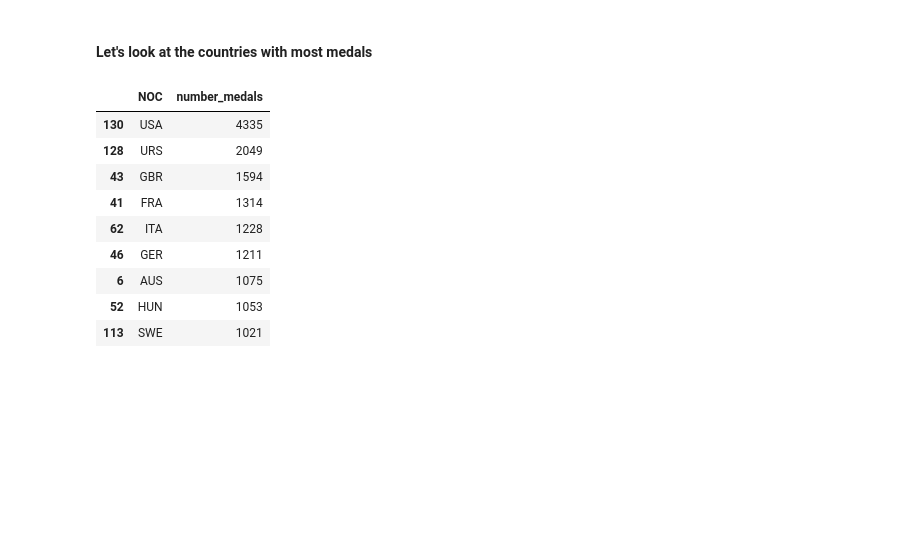
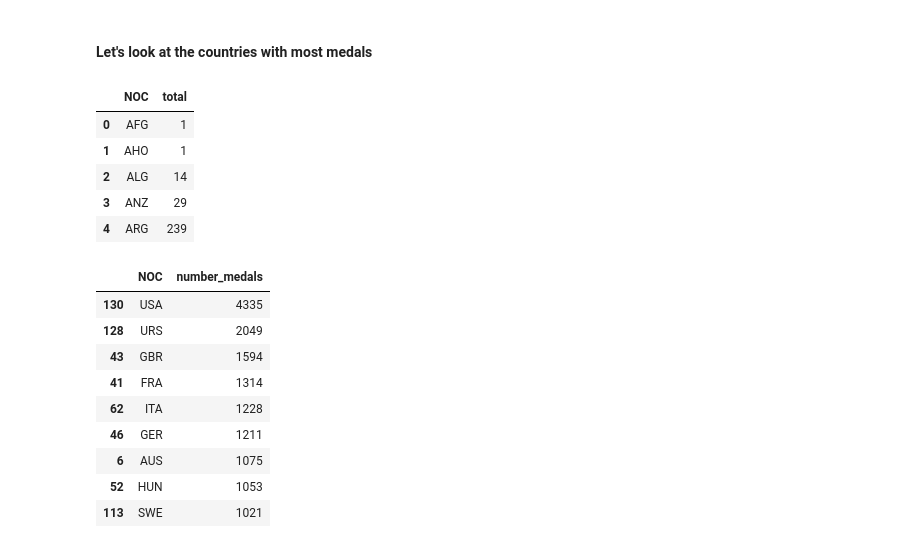
Before and after one commit to stufi04/storytelling, a Jupyter notebook: datavis 2 exploration.ipynb, the cells around one changed output. Cells and saved outputs as stored; diff of their text form; code cells hidden in the pictures; blank space fills up the shorter version.

```diff
--- a/datavis 2 exploration.ipynb
+++ b/datavis 2 exploration.ipynb
@@ -134,3 +134,13 @@ alt.Chart(medalsPerGenderMixedEvents).mark_bar().encode(
 [figure]
 # %% [markdown]
 #### Let's look at the countries with most medals
+# %%
+medals_per_country = medals.groupby('NOC').size().reset_index(name= 'total')
+medals_per_country.head()
+# %% [output]
+|  | NOC | total |
+| 0 | AFG | 1 |
+| 1 | AHO | 1 |
+| 2 | ALG | 14 |
+| 3 | ANZ | 29 |
+| 4 | ARG | 239 |
```
Also changed, not shown: parts of 4 cells of this notebook, 5 other files.
